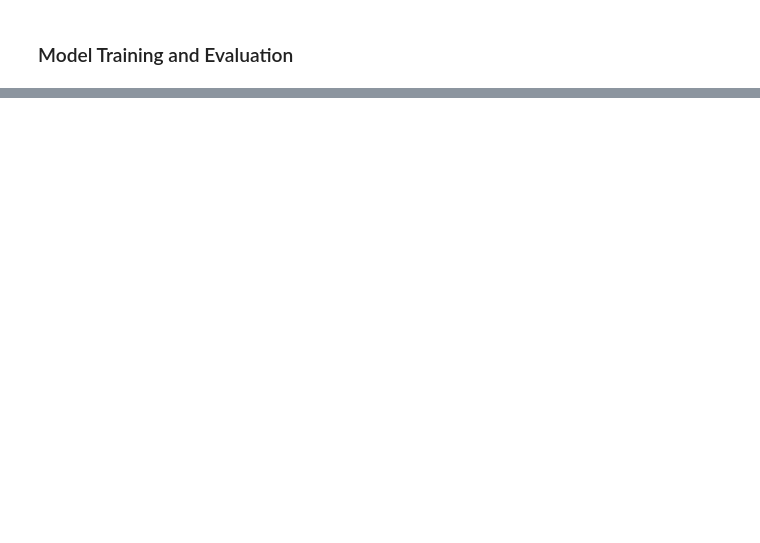
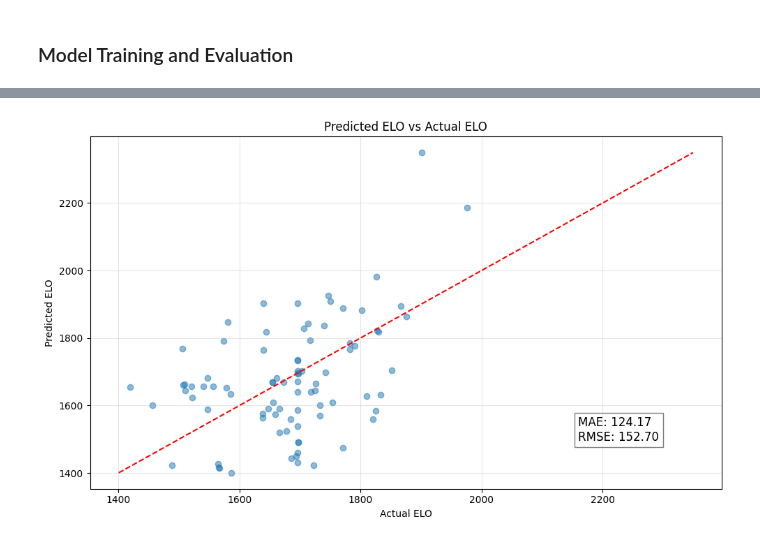
Before and after one commit to tgroot56/Expected_Elo, a Jupyter notebook: main.ipynb, the cells around one changed output, grey strips where cells are left out. Drawn from its saved outputs; the diff is of its cells as text; code cells hidden in the pictures; blank space fills up the shorter version.

```diff
--- a/main.ipynb
+++ b/main.ipynb
@@ -37,7 +37,7 @@ for league_id in league_ids:
         stats.extend(dataset.fetch_team_stats(league_id, season_id))
 
 # Save raw data to a JSON file for future use in the ./data directory
-output_path = os.path.join('./data', "test_raw_team_stats.json")
+output_path = os.path.join('./data', "raw_team_stats.json")
 with open(output_path, "w") as f:
     json.dump(stats, f, indent=2)
 
@@ -49,7 +51,7 @@ Flatten dictionary and save to csv file
 # %%
 import pandas as pd
 
-with open("./data/test_raw_team_stats.json", "r") as f:
+with open("./data/raw_team_stats.json", "r") as f:
     raw_data = json.load(f)
 
 # Use the static method to flatten each record
@@ -57,6 +59,6 @@ flattened_data = [FBRAPIDataset.flatten_dict(record) for record in raw_data]
 
 # Optionally, convert the flattened data to a DataFrame for easier inspection
 df_flat = pd.DataFrame(flattened_data)
-df_flat.to_csv("./data/test_team_stats.csv", index=False)
-print("Structured data saved to test_team_stats.csv")
+df_flat.to_csv("./data/team_stats.csv", index=False)
+print("Structured data saved to team_stats.csv")
 # %% [output]
@@ -120,8 +122,8 @@ from python.dataset import load_and_normalize_data
 
 # Load and normalize the data
 normalized_data = load_and_normalize_data(
-    csv_path="data/test_team_stats_with_elo.csv",
-    output_path="data/test_team_stats_with_elo_normalized.csv"
+    csv_path="data/team_stats_with_elo.csv",
+    output_path="data/team_stats_with_elo_normalized.csv"
 )
 
 # Display the first few rows to verify
@@ -447,0 +376,83 @@ Test Loss: 597989.9375
+# %%
+import matplotlib.pyplot as plt
+import numpy as np
+import pandas as pd
+
+def compare_predictions_to_actual(model, test_dataset, num_samples=10, include_plot=True):
+    """
+    Compare model predictions with actual target values.
+
+    Parameters:
+        model: The trained neural network model
+        test_dataset: Test dataset (TensorDataset)
+        num_samples: Number of examples to show
+        include_plot: Whether to include a scatter plot visualization
+    """
+    # Set model to evaluation mode
+    model.eval()
+
+    # Get all inputs and targets from the test dataset
+    X_test = test_dataset.tensors[0]
+    y_test = test_dataset.tensors[1]
+
+    # Get predictions for all test samples
+    with torch.no_grad():
+        predictions = model(X_test).squeeze()
+
+    # Convert to numpy for easier handling
+    predictions = predictions.numpy()
+    actual = y_test.squeeze().numpy()
+
+    # Calculate errors
+    absolute_errors = np.abs(predictions - actual)
+
+    # Create a DataFrame for display
+    results_df = pd.DataFrame({
+        'Actual ELO': actual,
+        'Predicted ELO': predictions,
+        'Absolute Error': absolute_errors
+    })
+
+    # Display a sample of the results
+    print(f"Sample of {num_samples} predictions vs actual values:")
+    print(results_df.sample(num_samples))
+
+    # Calculate and show overall metrics
+    mae = np.mean(absolute_errors)
+    rmse = np.sqrt(np.mean((predictions - actual) ** 2))
+    print(f"\nOverall Metrics:")
+    print(f"Mean Absolute Error (MAE): {mae:.2f}")
+    print(f"Root Mean Squared Error (RMSE): {rmse:.2f}")
+
+    # Create a scatter plot
+    if include_plot:
+        plt.figure(figsize=(10, 6))
+
+        # Scatter plot of predictions vs actual
+        plt.scatter(actual, predictions, alpha=0.5)
+
+        # Perfect prediction line (y=x)
+        min_val = min(np.min(actual), np.min(predictions))
+        max_val = max(np.max(actual), np.max(predictions))
+        plt.plot([min_val, max_val], [min_val, max_val], 'r--')
+
+        plt.title('Predicted ELO vs Actual ELO')
+        plt.xlabel('Actual ELO')
+        plt.ylabel('Predicted ELO')
+        plt.grid(True, alpha=0.3)
+
+        # Add text with metrics
+        plt.text(
+            min_val + 0.8 * (max_val - min_val),
+            min_val + 0.1 * (max_val - min_val),
+            f'MAE: {mae:.2f}\nRMSE: {rmse:.2f}',
+            fontsize=12,
+            bbox=dict(facecolor='white', alpha=0.5)
+        )
+
+        plt.tight_layout()
+        plt.show()
+
+# Usage:
+compare_predictions_to_actual(model, test_dataset, num_samples=15)
+# %% [output]
@@ -447,0 +476 @@ Test Loss: 597989.9375
+[figure, added]
```
Also changed, not shown: parts of 11 cells of this notebook, 10 other files.
